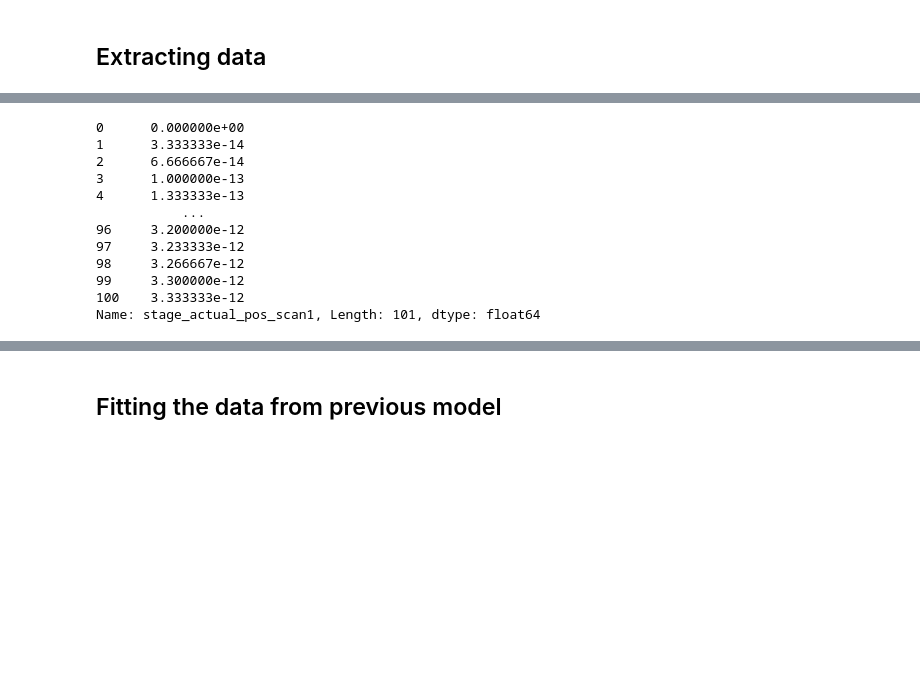
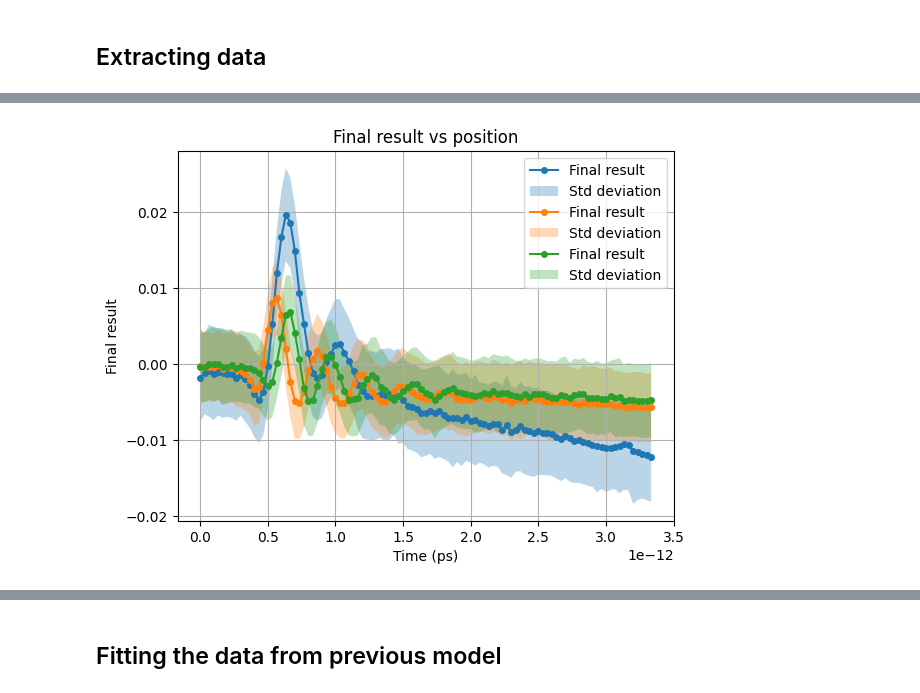
Before and after one commit to VictorC-dot/GeTe_Spectro_Simulation, a Jupyter notebook: Model_2D_Spectro.ipynb, the cells around one changed output, grey strips where cells are left out. Saved outputs shown, nothing was run; the diff lists cells and outputs as text; code cells hidden in the pictures; blank space fills up the shorter version.

```diff
--- a/Model_2D_Spectro.ipynb
+++ b/Model_2D_Spectro.ipynb
@@ -1162,20 +1155,56 @@ plt.show()
-# %%
-### Convert position to delay
-## TODO : improve conversion to have the same t0 for all data
-c = 3.0*(10**8)
-x = x -x[0]
-t = 2*x*(10**(-3))/c
-print(t)
-# %% [output]
-0      0.000000e+00
-1      3.333333e-14
-2      6.666667e-14
-3      1.000000e-13
-4      1.333333e-13
-           ...
-96     3.200000e-12
-97     3.233333e-12
-98     3.266667e-12
-99     3.300000e-12
-100    3.333333e-12
-Name: stage_actual_pos_scan1, Length: 101, dtype: float64
+# %%
+### Multiple plot
+
+# Select which data to use
+keys = ["20260428_121820", "20260428_122914", "20260428_123936"]
+
+t_list=[]
+y_list=[]
+yerr_list=[]
+
+for key in keys:
+    df = dfs[key]
+
+    # Use one position column (assuming all scans share the same positions)
+    t_list.append(df["time"])
+
+    # Global result and its standard deviation
+    y_list.append(df["final_result"])
+    yerr_list.append(df["final_result_std"]) ### Warning : the new std wasn't computed
+
+
+# Create figure
+plt.figure()
+
+for i in range(len(keys)):
+
+    #Retrieve data
+    t=t_list[i]
+    y=y_list[i]
+    yerr = yerr_list[i]
+
+    # Plot the main curve (line + markers)
+    plt.plot(t, y, 'o-', markersize=4, label="Final result")
+
+    # Plot shaded error region (y ± std)
+    plt.fill_between(
+    t,
+    y - yerr,
+    y + yerr,
+    alpha=0.3,   # transparency
+    label="Std deviation"
+)
+
+# Labels and title
+plt.xlabel("Time (ps)")
+plt.ylabel("Final result")
+plt.title("Final result vs position")
+
+# Legend and grid
+plt.legend()
+plt.grid()
+
+# Show plot
+plt.show()
+# %% [output]
+[figure, added]
```
Also changed, not shown: parts of 7 cells of this notebook.
